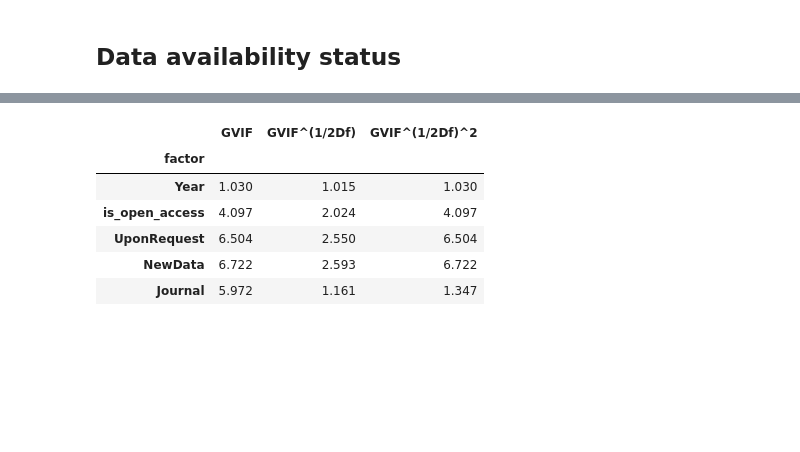
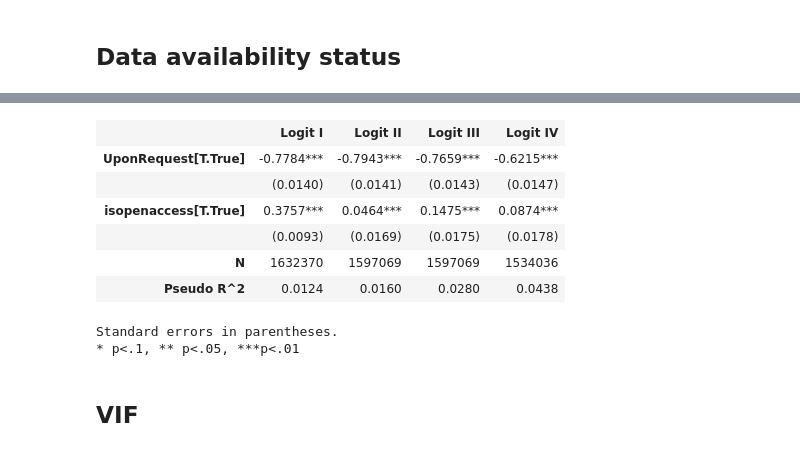
Before and after one commit to comnetsAD/bias_academia, a Jupyter notebook: observational_analyses/notebooks/Study_4.ipynb, the cells around one changed output, grey strips where cells are left out. Saved outputs shown, nothing was run; the diff lists cells and outputs as text; code cells hidden in the pictures; blank space fills up the shorter version.

```diff
--- a/observational_analyses/notebooks/Study_4.ipynb
+++ b/observational_analyses/notebooks/Study_4.ipynb
@@ -1187,0 +295,10 @@ countryWhiteToRegress = getDataFrame(countryAllNSCitation, allNorthSouth).pipe(p
+# %%
+logit1 = 'DataCitation ~ UponRequest + isopenaccess'
+logit2 = 'DataCitation ~ UponRequest + isopenaccess + C(year)'
+logit3 = 'DataCitation ~ UponRequest + isopenaccess + C(year) + C(publicationvenueid)'
+logit4 = f'DataCitation ~ UponRequest+ isopenaccess + C(year) + C(publicationvenueid) + {FOScontrols}'
+# %%
+%%time
+logit1 = smf.logit(logit1, data=regionCitationToRegress).fit()
+logit2 = smf.logit(logit2, data=regionCitationToRegress).fit()
+logit3 = smf.logit(logit3, data=regionCitationToRegress).fit()
@@ -1187,0 +342,4 @@ countryWhiteToRegress = getDataFrame(countryAllNSCitation, allNorthSouth).pipe(p
+# %%
+%%time
+logit4 = f'DataCitation ~ UponRequest+ isopenaccess + C(year) + C(publicationvenueid) + {FOScontrols}'
+logit4 = smf.logit(logit4, data=regionCitationToRegress.assign(RegionGS=lambda df: df.AllGlobalSouth.astype(int))).fit(method="bfgs", maxiter=1000, disp=True)
@@ -1188,3 +354,30 @@ countryWhiteToRegress = getDataFrame(countryAllNSCitation, allNorthSouth).pipe(p
+# %%
+summary_col(
+    results=[logit1, logit2, logit3, logit4], #
+    model_names=["Logit I", 'Logit II', 'Logit III', 'Logit IV'],
+    stars=True,
+    regressor_order=["UponRequest[T.True]",'isopenaccess[T.True]','RegionGS'],
+    drop_omitted=True,
+
+    info_dict={
+        "N": lambda x: f"{int(x.nobs)}",
+        "Pseudo R^2": lambda x: (
+            f"{1 - (x.llf / x.llnull):.4f}" if hasattr(x, "llnull") else ""
+        )
+    }
+)
+# %% [output]
+|  | Logit I | Logit II | Logit III | Logit IV |
+| UponRequest[T.True] | -0.7784*** | -0.7943*** | -0.7659*** | -0.6215*** |
+|  | (0.0140) | (0.0141) | (0.0143) | (0.0147) |
+| isopenaccess[T.True] | 0.3757*** | 0.0464*** | 0.1475*** | 0.0874*** |
+|  | (0.0093) | (0.0169) | (0.0175) | (0.0178) |
+| N | 1632370 | 1597069 | 1597069 | 1534036 |
+| Pseudo R^2 | 0.0124 | 0.0160 | 0.0280 | 0.0438 |
+Standard errors in parentheses.
+* p<.1, ** p<.05, ***p<.01
+# %% [markdown]
+## VIF
 # %%
 import numpy as np
 import pandas as pd
@@ -1252,23 +445,3 @@ def generalized_VIF(df):
     # gvif_filter = gvif_df.loc[gvif_df['GVIF^(1/2Df)^2'] >= 5]['GVIF^(1/2Df)^2'].to_dict()
 
     return gvif_df#, gvif_filter
-# %%
-gvif_df = generalized_VIF(
-    (
-        countryWhiteToRegress
-        .assign(is_open_access=lambda df: df.is_open_access.apply(int))
-        .assign(UponRequest=lambda df: df.UponRequest.apply(int))
-        .assign(NewData=lambda df: df.NewData.apply(int))
-        [['Year','is_open_access','UponRequest','NewData','Journal']]
-    )
-)
-
-gvif_df
-# %% [output]
-|  | GVIF | GVIF^(1/2Df) | GVIF^(1/2Df)^2 |
-| factor |  |  |  |
-| Year | 1.030 | 1.015 | 1.030 |
-| is_open_access | 4.097 | 2.024 | 4.097 |
-| UponRequest | 6.504 | 2.550 | 6.504 |
-| NewData | 6.722 | 2.593 | 6.722 |
-| Journal | 5.972 | 1.161 | 1.347 |
```
Also changed, not shown: parts of 122 cells of this notebook, 2 other files.
